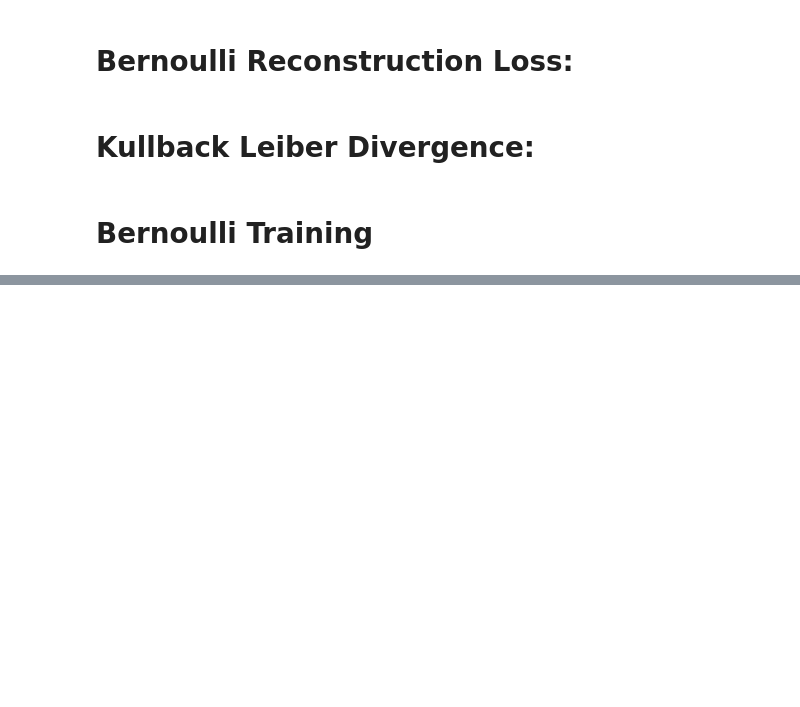
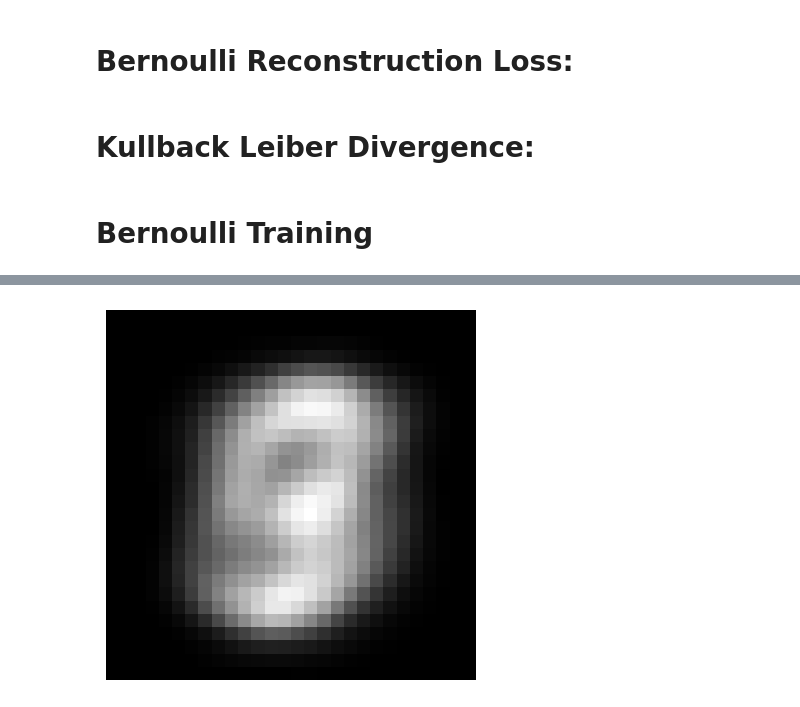
Before and after one commit to Bartosz-G/my_autoencoding_variational_bayes, a Jupyter notebook: my_autoencoding_variational_bayes.ipynb, the cells around one changed output, grey strips where cells are left out. Saved outputs shown, nothing was run; the diff lists cells and outputs as text; code cells hidden in the pictures; blank space fills up the shorter version.

```diff
--- a/my_autoencoding_variational_bayes.ipynb
+++ b/my_autoencoding_variational_bayes.ipynb
@@ -326,0 +357,8 @@ tensor([[    nan, -2.6036, -3.7195,     nan, -2.6672,     nan, -4.7744, -1.6671,
+# %%
+x_decoded = BVAE.decoder_forward(torch.tensor([0,1]).float())
+digit = x_decoded.detach().cpu().reshape(28, 28)
+plt.imshow(digit, cmap='gray')
+plt.axis('off')
+plt.show()
+# %% [output]
+[figure, added]
```
Also changed, not shown: parts of 16 cells of this notebook.
